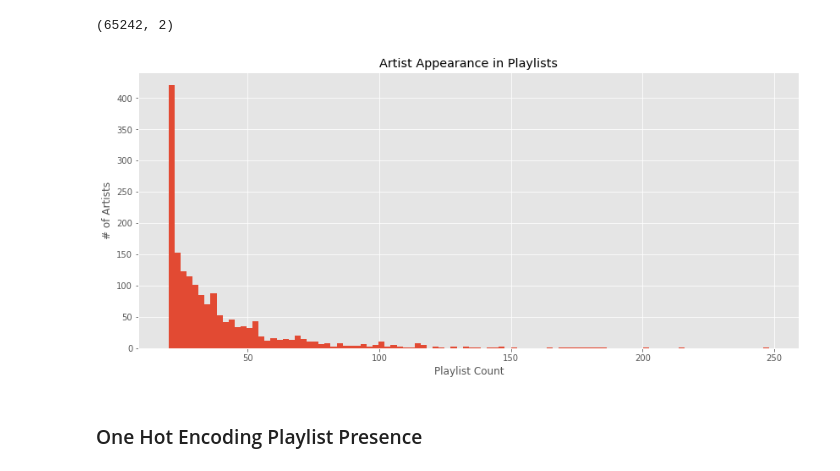
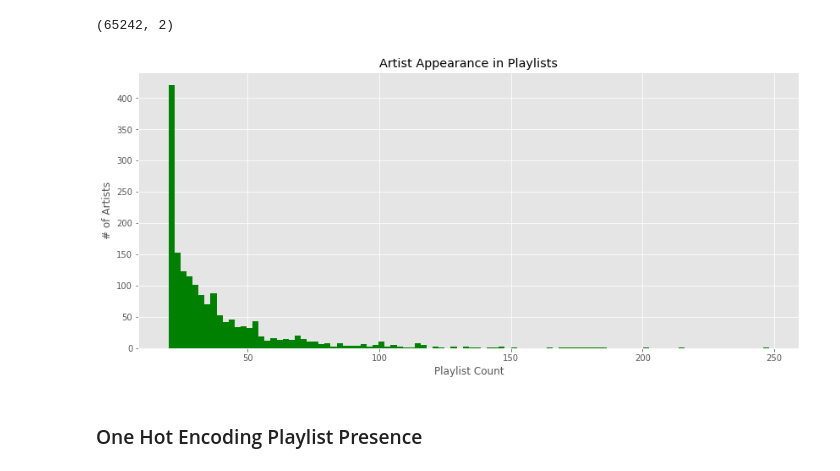
Before and after one commit to Patrickbfuller/solve_music_probs, a Jupyter notebook: up_next/walkthrough.ipynb, the cells around one changed output. Saved outputs shown, nothing was run; the diff lists cells and outputs as text; code cells hidden in the pictures.

```diff
--- a/up_next/walkthrough.ipynb
+++ b/up_next/walkthrough.ipynb
@@ -122,12 +132,12 @@ trimmed_playlists.shape
 (65242, 2)
 # %%
 plt.figure(figsize=(14,6))
-trimmed_playlists['artist'].value_counts().hist(bins=100)
+trimmed_playlists['artist'].value_counts().hist(bins=100, color='g')
 plt.xlabel('Playlist Count')
 plt.ylabel('# of Artists')
 plt.title('Artist Appearance in Playlists');
 # %% [output]
-[figure, old version]
+[figure, new version]
 # %% [markdown]
 ### One Hot Encoding Playlist Presence
 # %% [markdown]
```
Also changed, not shown: parts of 12 cells of this notebook, 2 other files.
